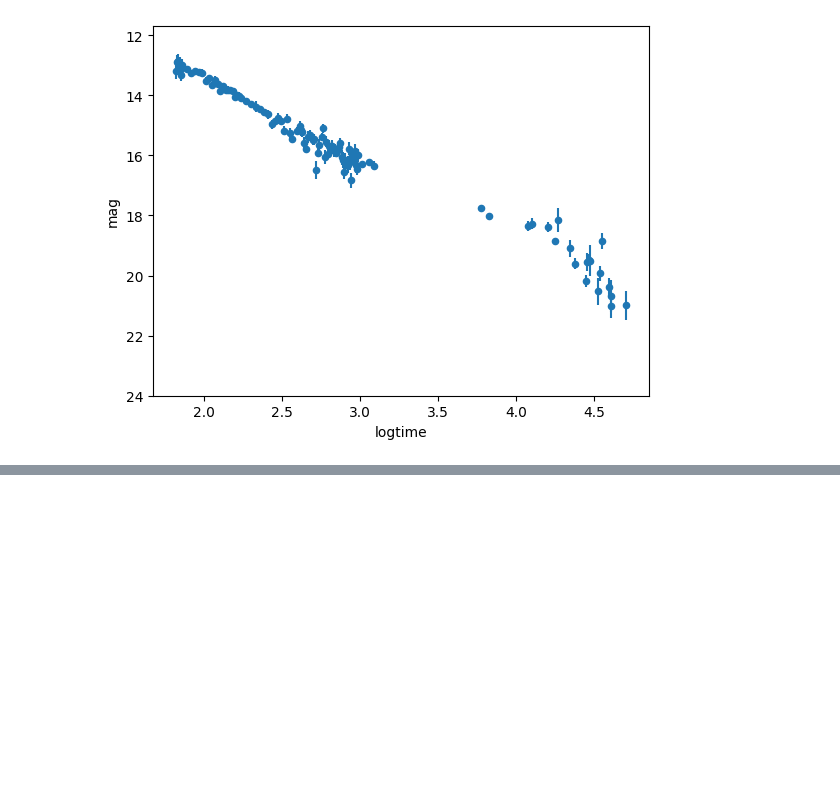
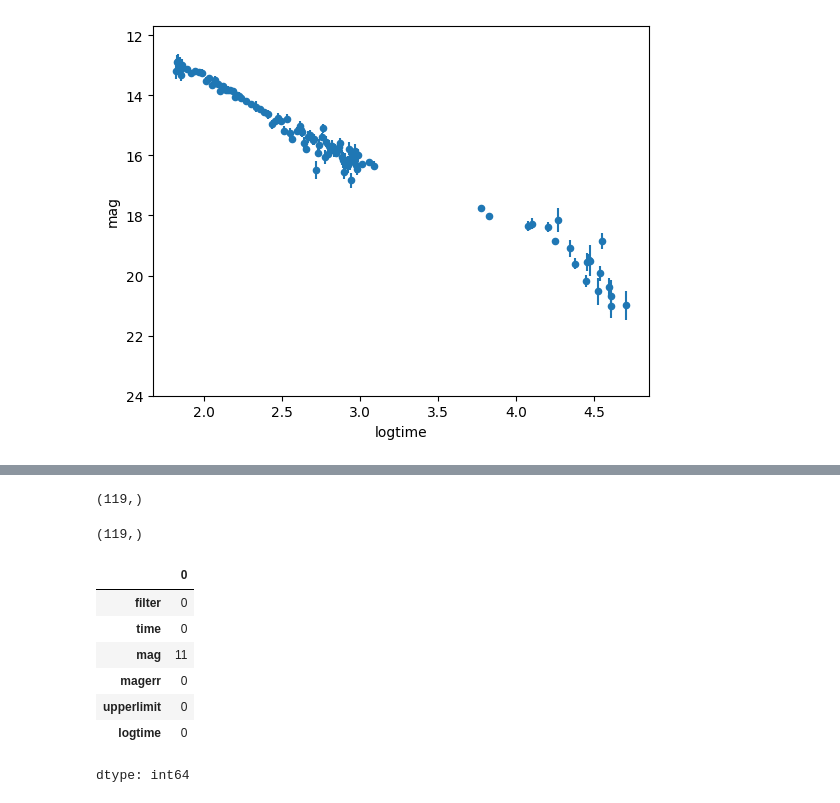
Before and after one commit to urvesh2012/MLTSA25_UBhagat, a Jupyter notebook: labs/MLTSA_WK_3.ipynb, the cells around one changed output, grey strips where cells are left out. Saved outputs shown, nothing was run; the diff lists cells and outputs as text; code cells hidden in the pictures; blank space fills up the shorter version.

```diff
--- a/labs/MLTSA_WK_3.ipynb
+++ b/labs/MLTSA_WK_3.ipynb
@@ -60,0 +103,19 @@ from sklearn.linear_model import LinearRegression
+# %%
+y.shape
+# %% [output]
+(119,)
+# %%
+x.shape
+# %% [output]
+(119,)
+# %%
+grbAG.isna().sum()
+# %% [output]
+|  | 0 |
+| filter | 0 |
+| time | 0 |
+| mag | 11 |
+| magerr | 0 |
+| upperlimit | 0 |
+| logtime | 0 |
+dtype: int64
```
Also changed, not shown: parts of 8 cells of this notebook.
